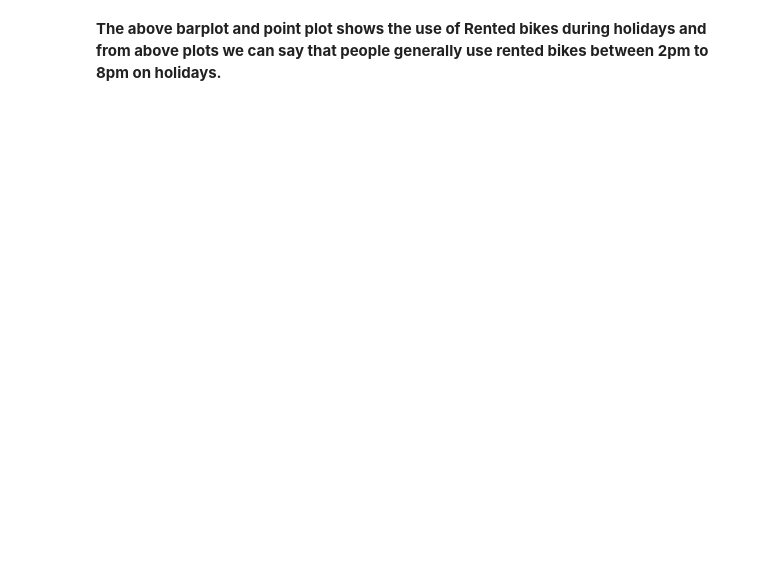
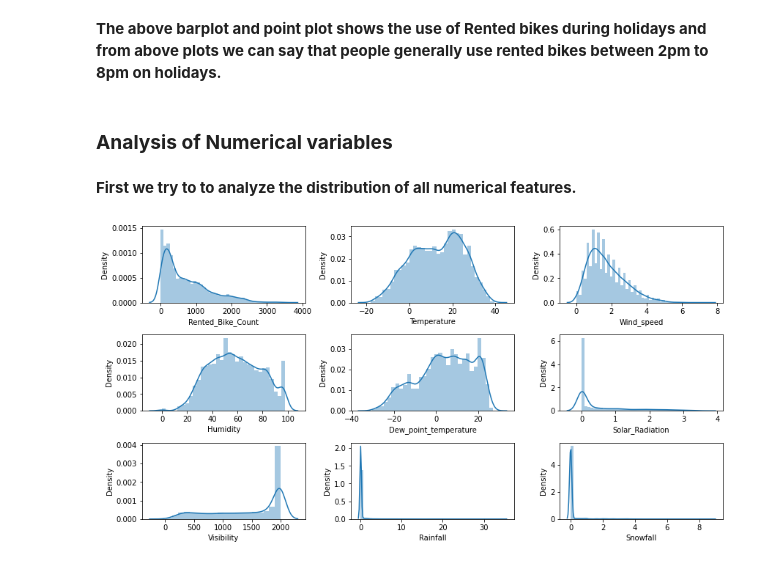
Before and after one commit to kiranahire03/Bike-Linear-Regression, a Jupyter notebook: Seoul_Bike_Sharing_Demand_Prediction.ipynb, the cells around one changed output. Saved outputs shown, nothing was run; the diff lists cells and outputs as text; code cells hidden in the pictures; blank space fills up the shorter version.

Commit message:
EDA - Numerical Variables

```diff
--- a/Seoul_Bike_Sharing_Demand_Prediction.ipynb
+++ b/Seoul_Bike_Sharing_Demand_Prediction.ipynb
@@ -451,2 +451,15 @@ plt.show()
 # %% [markdown]
 **The above barplot and point plot shows the use of Rented bikes during holidays and from above plots we can say that people generally use rented bikes between 2pm to 8pm on holidays.**
+# %% [markdown]
+### **Analysis of Numerical  variables**
+# %% [markdown]
+**First we try to to analyze the distribution of all numerical features.**
+# %%
+fig = plt.subplots(figsize = (12,12))
+for i,j in enumerate(['Rented_Bike_Count','Temperature','Wind_speed','Humidity','Dew_point_temperature','Solar_Radiation','Visibility','Rainfall','Snowfall']):
+  plt.subplot(6, 3, i+1)
+  plt.subplots_adjust(hspace = 1.0)
+  sns.distplot(bike_df[j])
+  plt.tight_layout()
+# %% [output]
+[figure, added]
```
Also changed, not shown: parts of 20 cells of this notebook.
